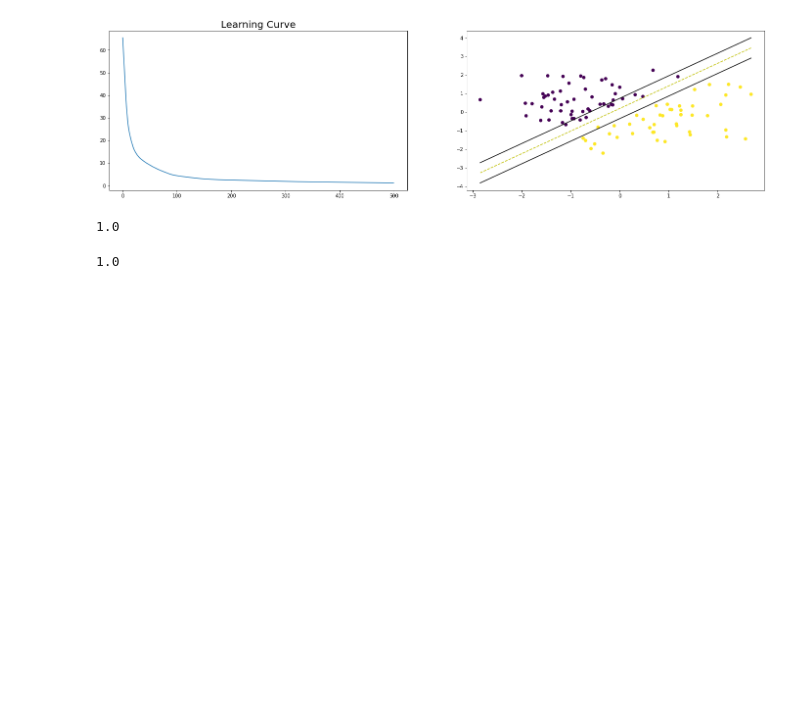
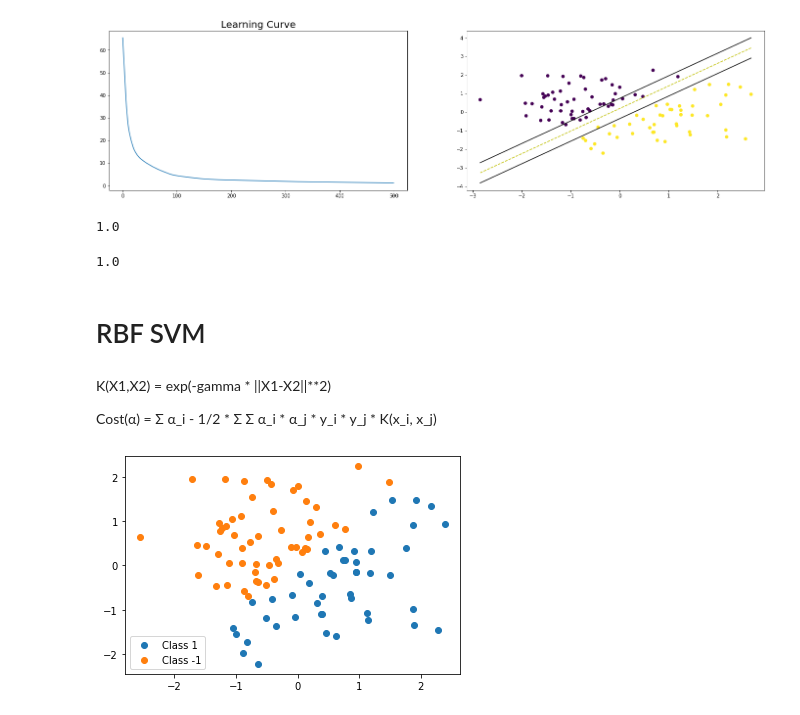
Before and after one commit to mazy06000/coursera, a Jupyter notebook: Machine Learning/svm.ipynb, the cells around one changed output. Cells and saved outputs as stored; diff of their text form; code cells hidden in the pictures; blank space fills up the shorter version.

```diff
--- a/Machine Learning/svm.ipynb
+++ b/Machine Learning/svm.ipynb
@@ -179,3 +180,9 @@ y_hat = svm.predict(X_test)
 accuracy(y_test, y_hat)
 # %% [output]
 1.0
+# %% [markdown]
+# RBF SVM
+# %% [markdown]
+K(X1,X2) = exp(-gamma * ||X1-X2||**2)
+
+Cost(α) = Σ α_i - 1/2 * Σ Σ α_i * α_j * y_i * y_j * K(x_i, x_j)
@@ -181,0 +270,18 @@ accuracy(y_test, y_hat)
+# %%
+import numpy as np
+import matplotlib.pyplot as plt
+
+# Generate random data with two classes
+np.random.seed(0)
+n_samples = 100
+X = np.random.randn(n_samples, 2)
+y = np.sign(X[:, 0] - X[:, 1])  # linearly separable
+
+
+# Plot the data
+plt.scatter(X[y==1, 0], X[y==1, 1], label="Class 1")
+plt.scatter(X[y==-1, 0], X[y==-1, 1], label="Class -1")
+plt.legend()
+plt.show()
+# %% [output]
+[figure, added]
```
Also changed, not shown: parts of 7 cells of this notebook.
